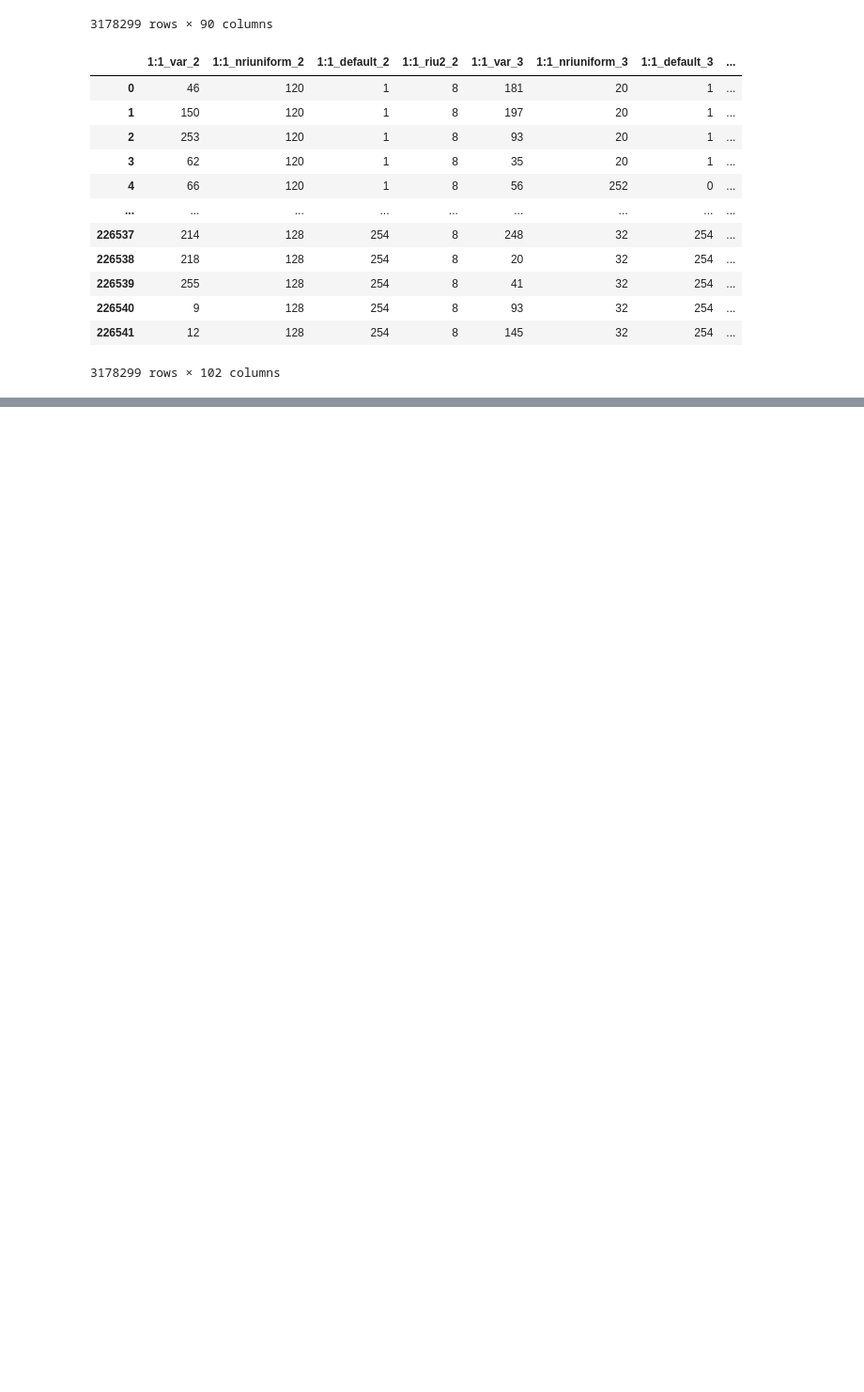
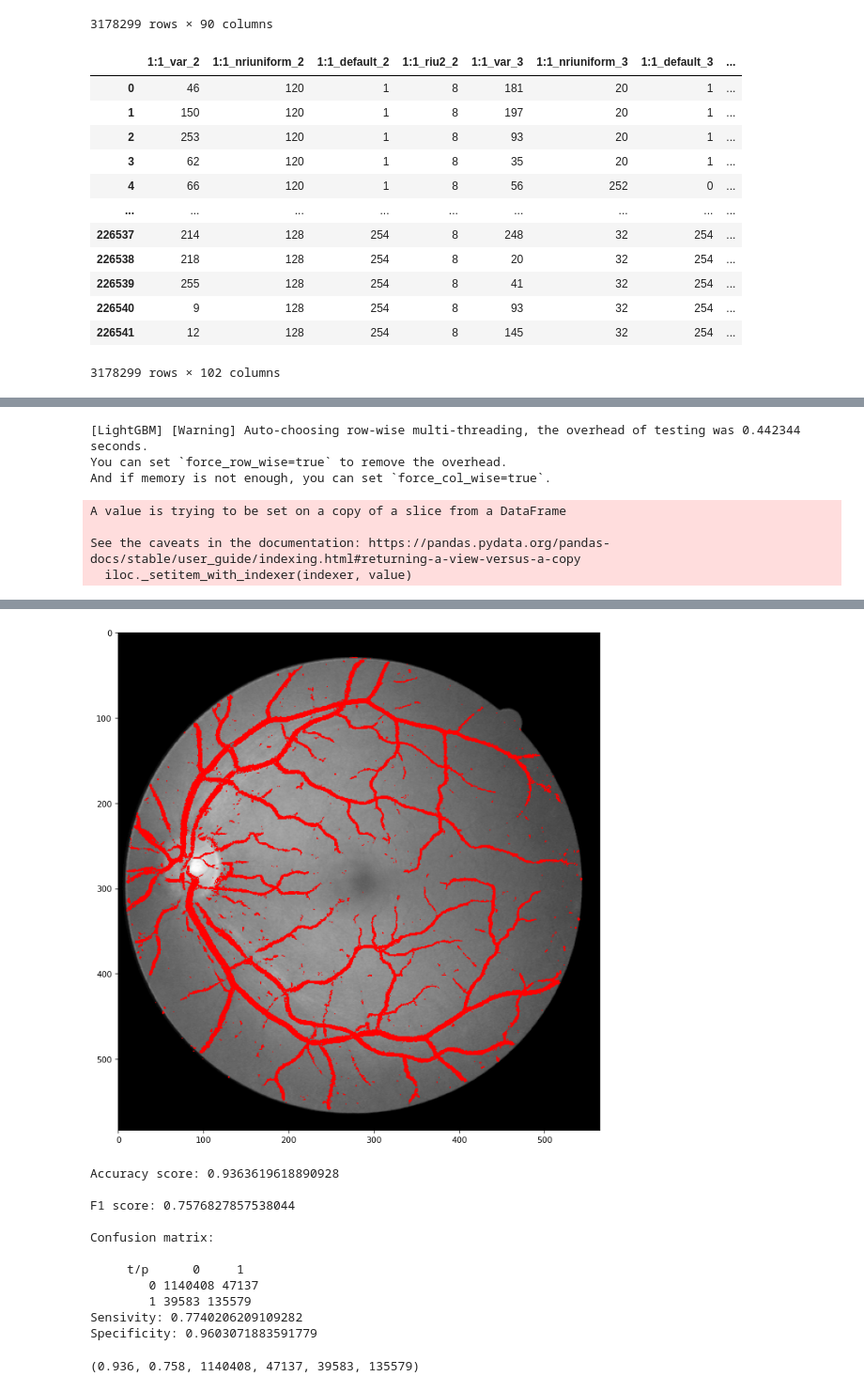
Before and after one commit to f-castellanos/lbp-pyramid, a Jupyter notebook: convolutions-radius-recurrence.ipynb, the cells around one changed output, grey strips where cells are left out. Shown at 94% size. Cells and saved outputs as stored; diff of their text form; code cells hidden in the pictures; blank space fills up the shorter version.

Commit message:
recurrence

```diff
--- a/convolutions-radius.ipynb
+++ b/convolutions-radius-recurrence.ipynb
@@ -160,3 +160,16 @@ Confusion matrix:
 Sensivity: 0.7210753473926993
 Specificity: 0.9651162692782168
 (0.934, 0.737, 1146119, 41426, 48857, 126305)
+# %%
+from main import main
+PARAMETERS.PLOT = True
+
+main(lgb='Num', all_lbp=True, plot_once=True, extra_features={'train': df_train, 'test': df_test}, recurrence=True)
+# %% [output]
+[LightGBM] [Warning] Auto-choosing row-wise multi-threading, the overhead of testing was 0.442344 seconds.
+You can set `force_row_wise=true` to remove the overhead.
+And if memory is not enough, you can set `force_col_wise=true`.
+A value is trying to be set on a copy of a slice from a DataFrame
+
+See the caveats in the documentation: https://pandas.pydata.org/pandas-docs/stable/user_guide/indexing.html#returning-a-view-versus-a-copy
+  iloc._setitem_with_indexer(indexer, value)
@@ -162,0 +178,13 @@ Specificity: 0.9651162692782168
+[figure, added]
+Accuracy score: 0.9363619618890928
+
+F1 score: 0.7576827857538044
+
+Confusion matrix:
+
+     t/p      0     1
+        0 1140408 47137
+        1 39583 135579
+Sensivity: 0.7740206209109282
+Specificity: 0.9603071883591779
+(0.936, 0.758, 1140408, 47137, 39583, 135579)
```
Also changed, not shown: parts of 2 cells of this notebook, 3 other files.
